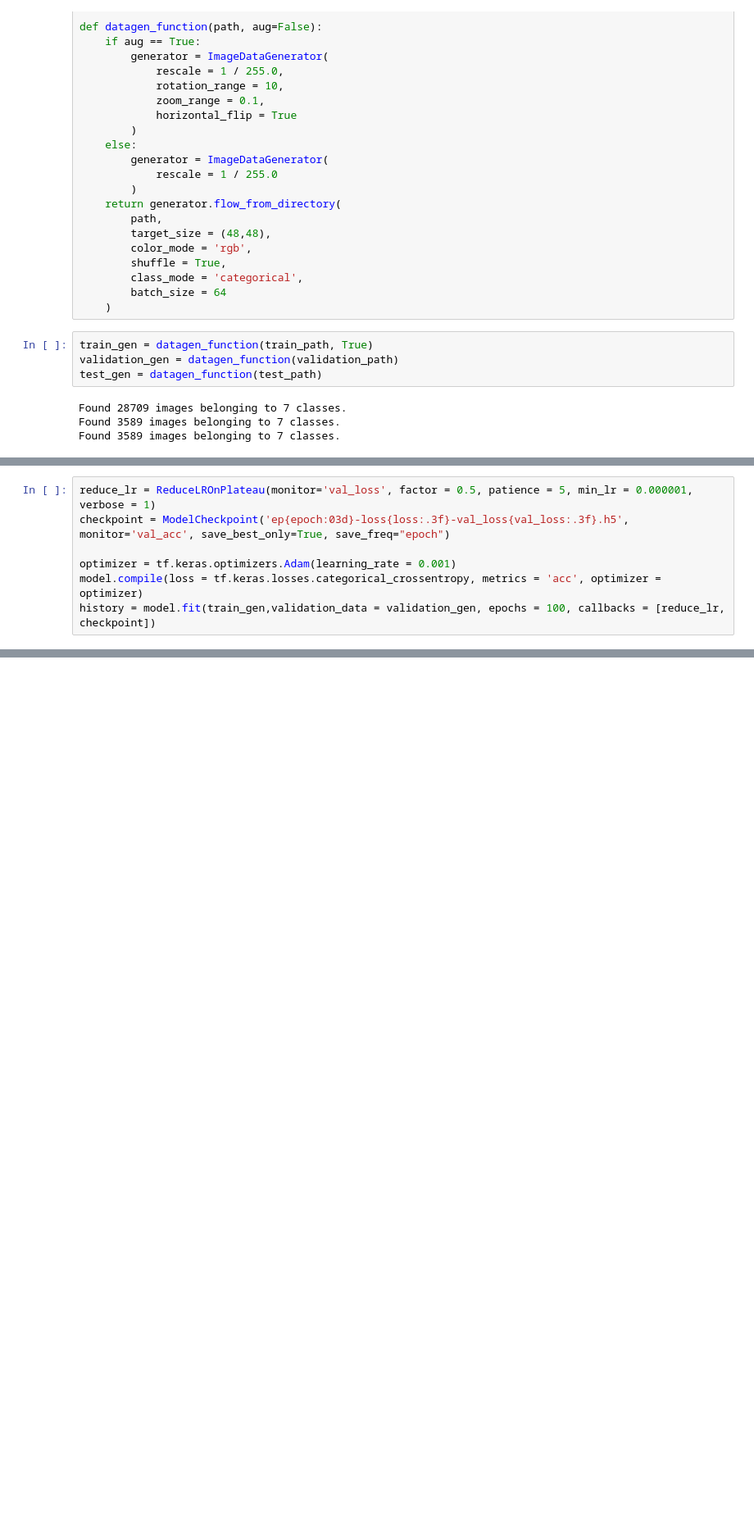
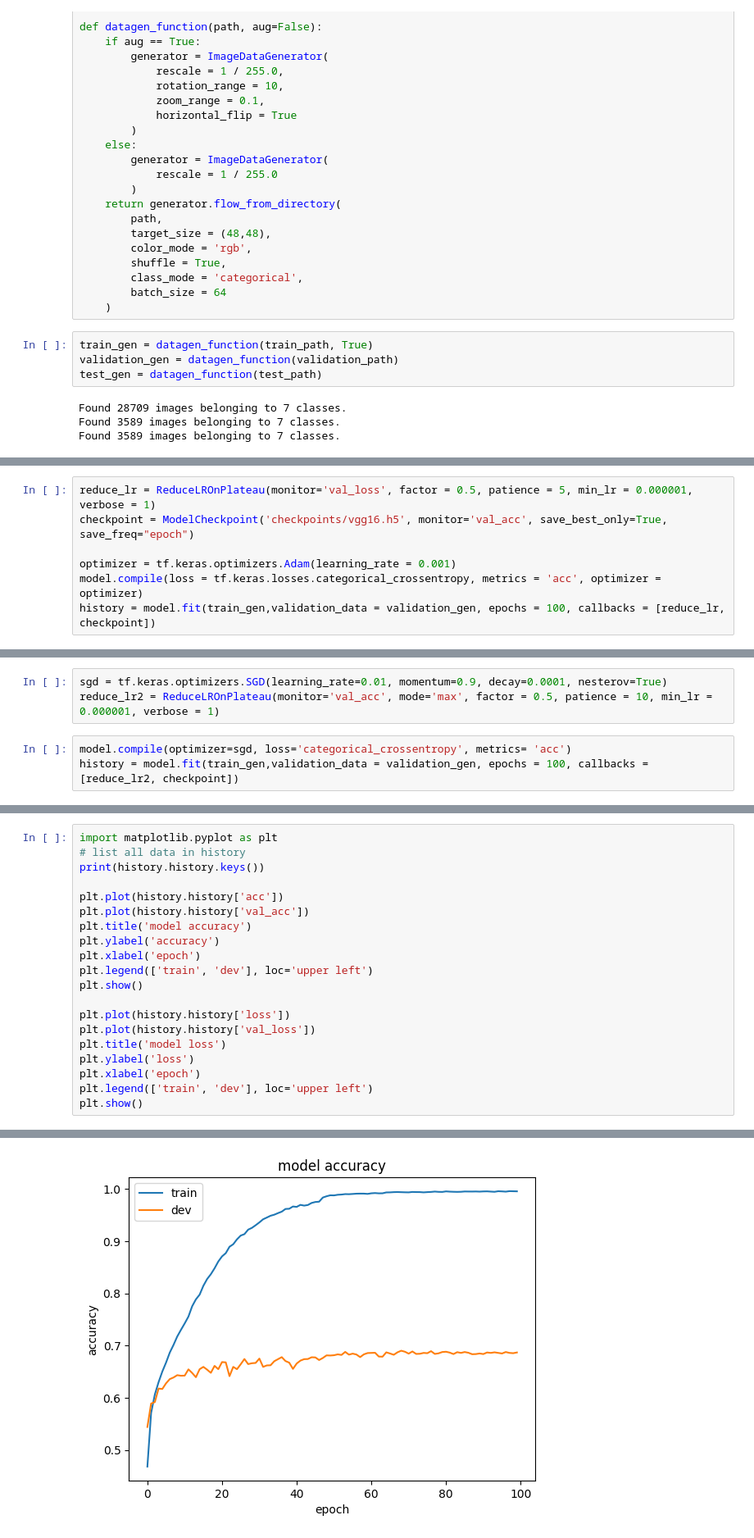
Before and after one commit to stefandumitru1606/DP_Rares, a Jupyter notebook: VGG16.ipynb, the cells around one changed output, grey strips where cells are left out. Shown at 82% size. Saved outputs shown, nothing was run; the diff lists cells and outputs as text; blank space fills up the shorter version.

```diff
--- a/VGG16.ipynb
+++ b/VGG16.ipynb
@@ -84,7 +80,7 @@ Non-trainable params: 14,714,688
 _________________________________________________________________
 # %%
 reduce_lr = ReduceLROnPlateau(monitor='val_loss', factor = 0.5, patience = 5, min_lr = 0.000001, verbose = 1)
-checkpoint = ModelCheckpoint('ep{epoch:03d}-loss{loss:.3f}-val_loss{val_loss:.3f}.h5', monitor='val_acc', save_best_only=True, save_freq="epoch")
+checkpoint = ModelCheckpoint('checkpoints/vgg16.h5', monitor='val_acc', save_best_only=True, save_freq="epoch")
 
 optimizer = tf.keras.optimizers.Adam(learning_rate = 0.001)
 model.compile(loss = tf.keras.losses.categorical_crossentropy, metrics = 'acc', optimizer = optimizer)
@@ -110,0 +106,6 @@ KeyboardInterrupt:
+# %%
+sgd = tf.keras.optimizers.SGD(learning_rate=0.01, momentum=0.9, decay=0.0001, nesterov=True)
+reduce_lr2 = ReduceLROnPlateau(monitor='val_acc', mode='max', factor = 0.5, patience = 10, min_lr = 0.000001, verbose = 1)
+# %%
+model.compile(optimizer=sgd, loss='categorical_crossentropy', metrics= 'acc')
+history = model.fit(train_gen,validation_data = validation_gen, epochs = 100, callbacks = [reduce_lr2, checkpoint])
@@ -110,0 +139,21 @@ KeyboardInterrupt:
+# %%
+import matplotlib.pyplot as plt
+# list all data in history
+print(history.history.keys())
+
+plt.plot(history.history['acc'])
+plt.plot(history.history['val_acc'])
+plt.title('model accuracy')
+plt.ylabel('accuracy')
+plt.xlabel('epoch')
+plt.legend(['train', 'dev'], loc='upper left')
+plt.show()
+
+plt.plot(history.history['loss'])
+plt.plot(history.history['val_loss'])
+plt.title('model loss')
+plt.ylabel('loss')
+plt.xlabel('epoch')
+plt.legend(['train', 'dev'], loc='upper left')
+plt.show()
+# %% [output]
@@ -110,0 +161 @@ KeyboardInterrupt:
+[figure, added]
```
Also changed, not shown: parts of 10 cells of this notebook, 2 other files.
